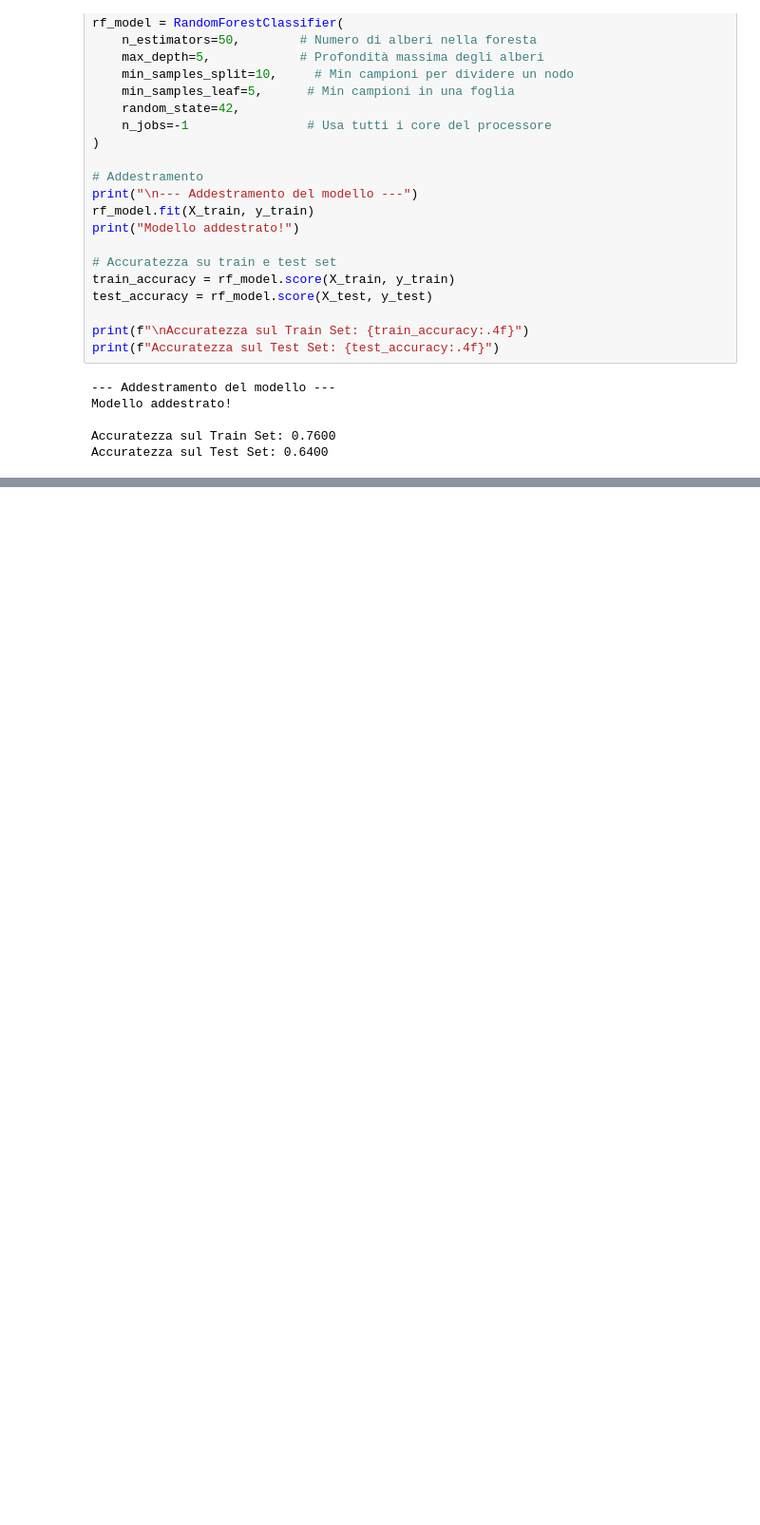
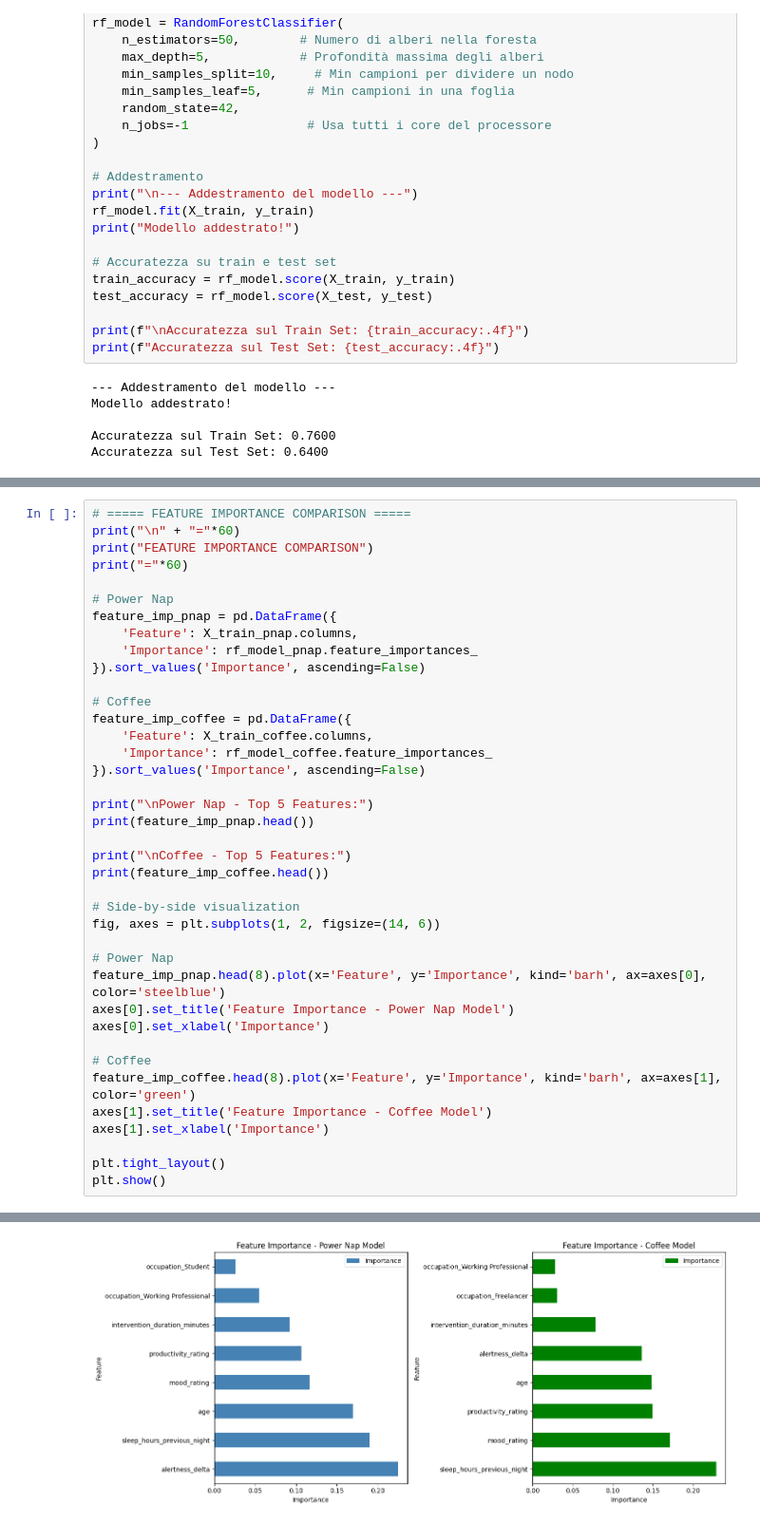
Before and after one commit to Grimino27/PDAI_Project, a Jupyter notebook: scripts/RandomForestModel.ipynb, the cells around one changed output, grey strips where cells are left out. Shown at 95% size. Cells and saved outputs as stored; diff of their text form; blank space fills up the shorter version.

```diff
--- a/scripts/RandomForestModel.ipynb
+++ b/scripts/RandomForestModel.ipynb
@@ -561,0 +868,40 @@ Feature Importance:
+# %%
+# ===== FEATURE IMPORTANCE COMPARISON =====
+print("\n" + "="*60)
+print("FEATURE IMPORTANCE COMPARISON")
+print("="*60)
+
+# Power Nap
+feature_imp_pnap = pd.DataFrame({
+    'Feature': X_train_pnap.columns,
+    'Importance': rf_model_pnap.feature_importances_
+}).sort_values('Importance', ascending=False)
+
+# Coffee
+feature_imp_coffee = pd.DataFrame({
+    'Feature': X_train_coffee.columns,
+    'Importance': rf_model_coffee.feature_importances_
+}).sort_values('Importance', ascending=False)
+
+print("\nPower Nap - Top 5 Features:")
+print(feature_imp_pnap.head())
+
+print("\nCoffee - Top 5 Features:")
+print(feature_imp_coffee.head())
+
+# Side-by-side visualization
+fig, axes = plt.subplots(1, 2, figsize=(14, 6))
+
+# Power Nap
+feature_imp_pnap.head(8).plot(x='Feature', y='Importance', kind='barh', ax=axes[0], color='steelblue')
+axes[0].set_title('Feature Importance - Power Nap Model')
+axes[0].set_xlabel('Importance')
+
+# Coffee
+feature_imp_coffee.head(8).plot(x='Feature', y='Importance', kind='barh', ax=axes[1], color='green')
+axes[1].set_title('Feature Importance - Coffee Model')
+axes[1].set_xlabel('Importance')
+
+plt.tight_layout()
+plt.show()
+# %% [output]
@@ -561,0 +927 @@ Feature Importance:
+[figure, added]
```
Also changed, not shown: parts of 17 cells of this notebook.
